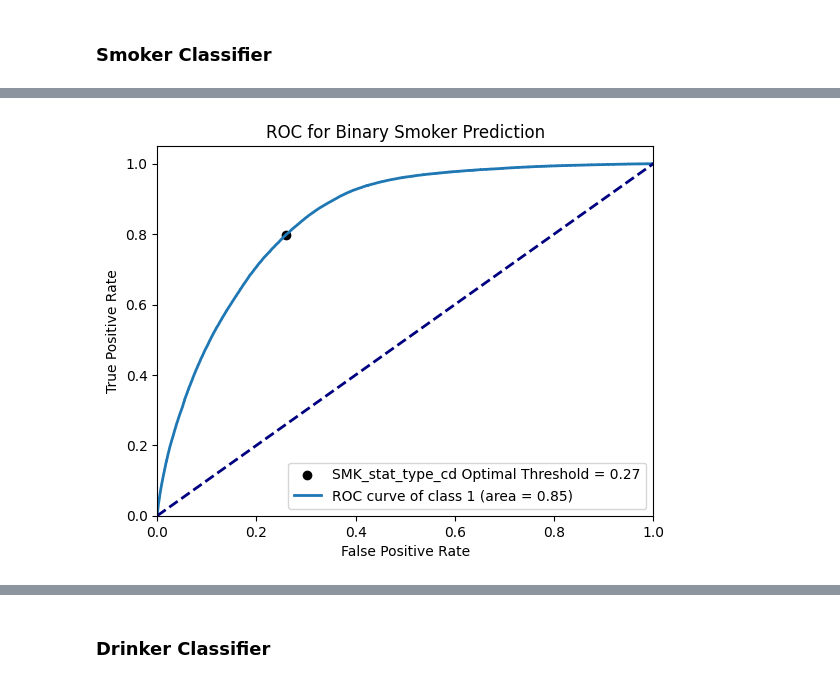
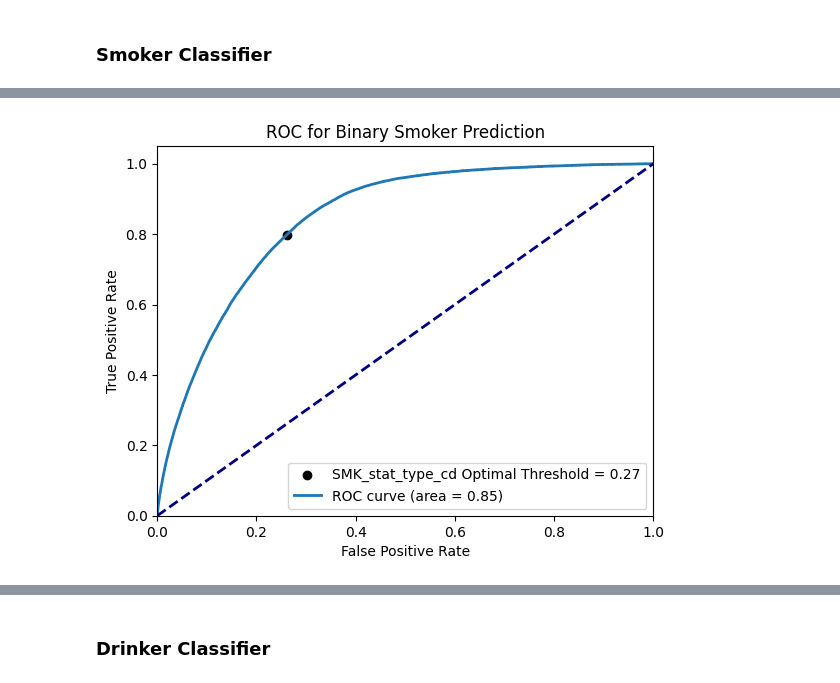
Before and after one commit to knlwgl/ds4400-proj-dpk, a Jupyter notebook: project-nn.ipynb, the cells around one changed output, grey strips where cells are left out. Saved outputs shown, nothing was run; the diff lists cells and outputs as text; code cells hidden in the pictures.

```diff
--- a/project-nn.ipynb
+++ b/project-nn.ipynb
@@ -106,9 +106,11 @@ y_prob = model.predict(X_test)
 # %%
+threshold = []
 for col,i in zip(['DRK_YN', 'SMK_stat_type_cd'],range(y_prob.shape[1])):  # Assuming y_scores.shape[1] == number of labels
     fpr, tpr, thresholds = roc_curve(y_test[col], y_prob[:, i])
     roc_auc = auc(fpr, tpr)
     optimal_idx = np.argmin(np.sqrt((1-tpr)**2 + fpr**2))
     optimal_threshold = thresholds[optimal_idx]
+    threshold.append(optimal_threshold)
     plt.scatter(fpr[optimal_idx], tpr[optimal_idx], marker='o', color='black', label='%s Optimal Threshold = %0.2f' % (col, optimal_threshold))
     plt.plot(fpr, tpr, lw=2, label='ROC curve of %s (area = %0.2f)' % (col, roc_auc))
 
@@ -235,20 +266,20 @@ y_prob = model_smk.predict(X_test_smk)
 # %%
 fpr, tpr, thresholds = roc_curve(y_test_smk, y_prob)
 roc_auc = auc(fpr, tpr)
 optimal_idx = np.argmin(np.sqrt((1-tpr)**2 + fpr**2))
 optimal_threshold = thresholds[optimal_idx]
 plt.scatter(fpr[optimal_idx], tpr[optimal_idx], marker='o', color='black', label='%s Optimal Threshold = %0.2f' % (col, optimal_threshold))
-plt.plot(fpr, tpr, lw=2, label='ROC curve of class %d (area = %0.2f)' % (i, roc_auc))
+plt.plot(fpr, tpr, lw=2, label='ROC curve (area = %0.2f)' % roc_auc)
 
 plt.plot([0, 1], [0, 1], color='navy', lw=2, linestyle='--')
 plt.xlim([0.0, 1.0])
 plt.ylim([0.0, 1.05])
 plt.xlabel('False Positive Rate')
 plt.ylabel('True Positive Rate')
 plt.title('ROC for Binary Smoker Prediction')
 plt.legend(loc="lower right")
 plt.show()
 # %% [output]
-[figure, old version]
+[figure, new version]
 # %%
 y_pred = model_smk.predict(X_test_smk)
```
Also changed, not shown: parts of 76 cells of this notebook.
